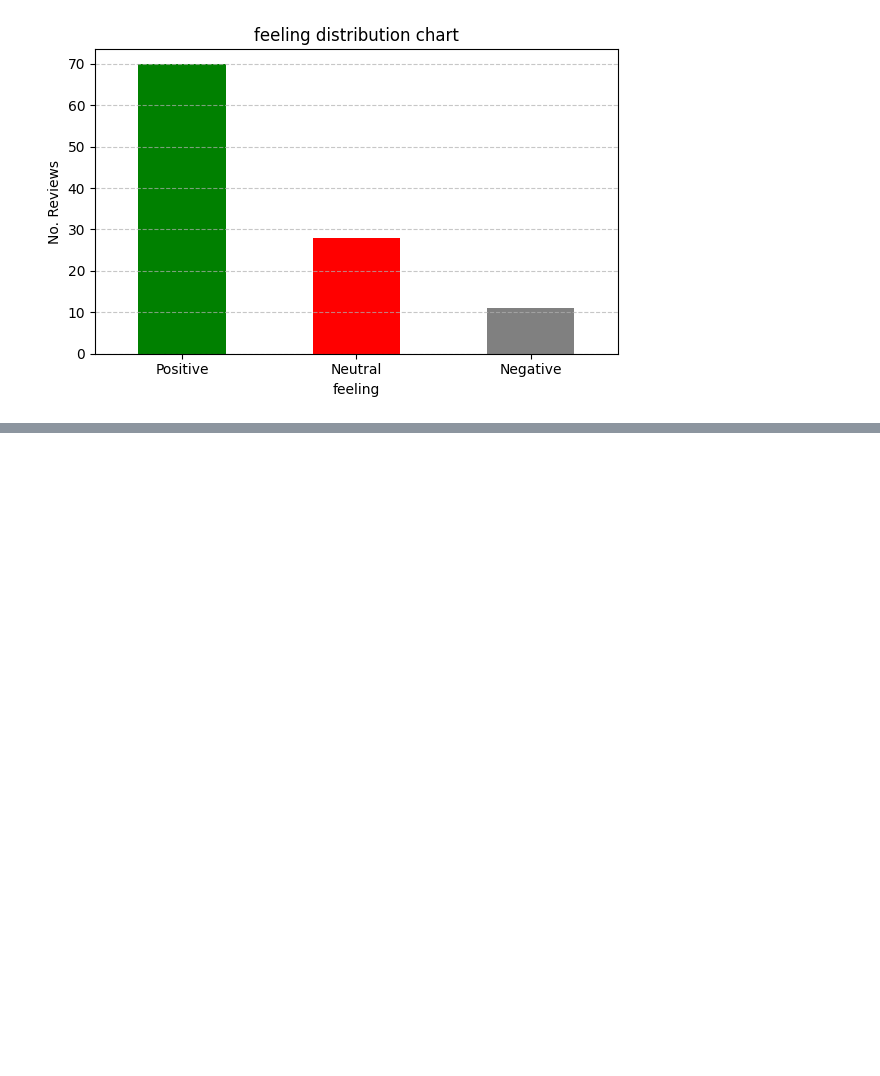
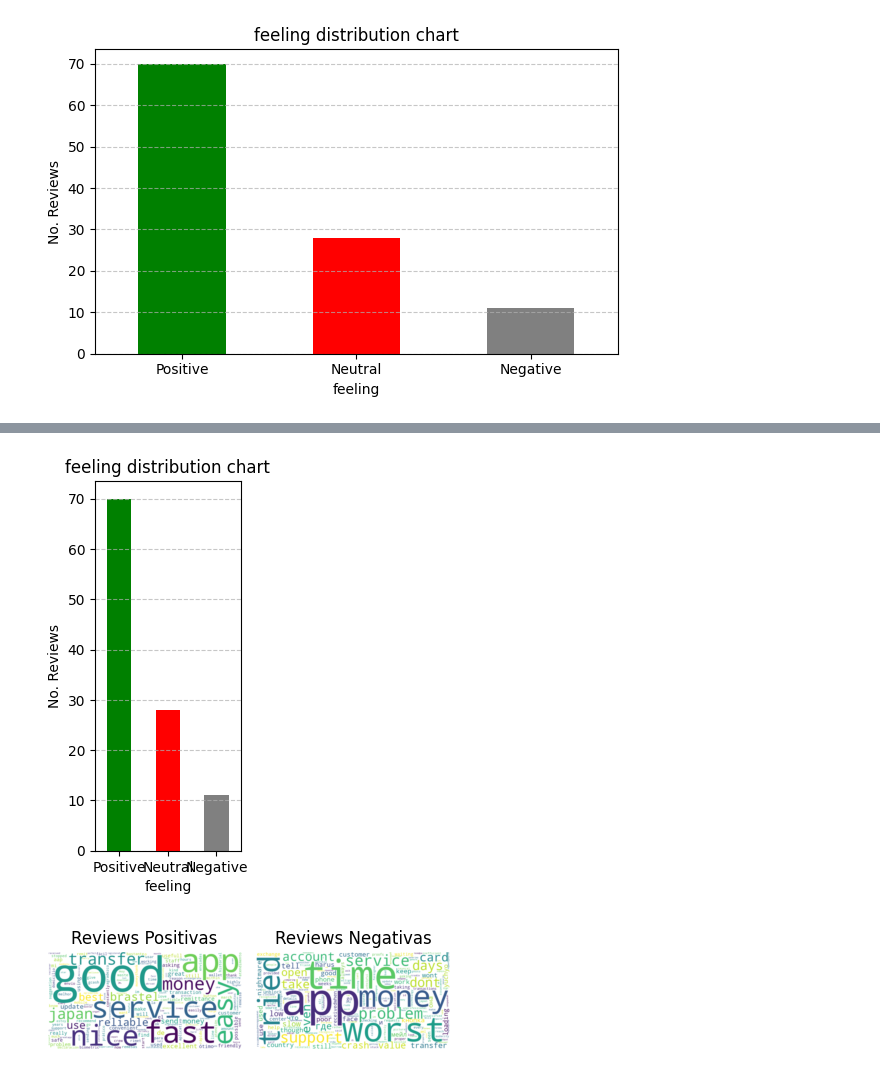
Before and after one commit to gabrieldasneves/AI-self_study, a Jupyter notebook: EDA/brastel_app_review_EDA/brastel_app_review.ipynb, the cells around one changed output, grey strips where cells are left out. Drawn from its saved outputs; the diff is of its cells as text; code cells hidden in the pictures; blank space fills up the shorter version.

```diff
--- a/EDA/brastel_app_review_EDA/brastel_app_review.ipynb
+++ b/EDA/brastel_app_review_EDA/brastel_app_review.ipynb
@@ -94,0 +120,30 @@ reviews_df['cleaned_content'] = reviews_df['content'].apply(clean_text)
+# %%
+
+sentiment_counts = reviews_df['sentiment'].value_counts()
+
+plt.subplot(1, 3, 1)
+sentiment_counts.plot(kind='bar', color=['green', 'red', 'gray'])
+plt.title('feeling distribution chart')
+plt.xlabel('feeling')
+plt.ylabel('No. Reviews')
+plt.xticks(rotation=0)
+plt.grid(axis='y', linestyle='--', alpha=0.7)
+
+plt.show()
+# Word cloud positiva
+plt.subplot(1, 3, 2)
+plt.imshow(positive_wordcloud, interpolation='bilinear')
+plt.axis('off')
+plt.title('Reviews Positivas')
+
+# Word cloud negativa
+plt.subplot(1, 3, 3)
+plt.imshow(negative_wordcloud, interpolation='bilinear')
+plt.axis('off')
+plt.title('Reviews Negativas')
+
+plt.tight_layout()
+plt.show()
+# %% [output]
+[figure, added]
+[figure, added]
```
Also changed, not shown: parts of 4 cells of this notebook.
